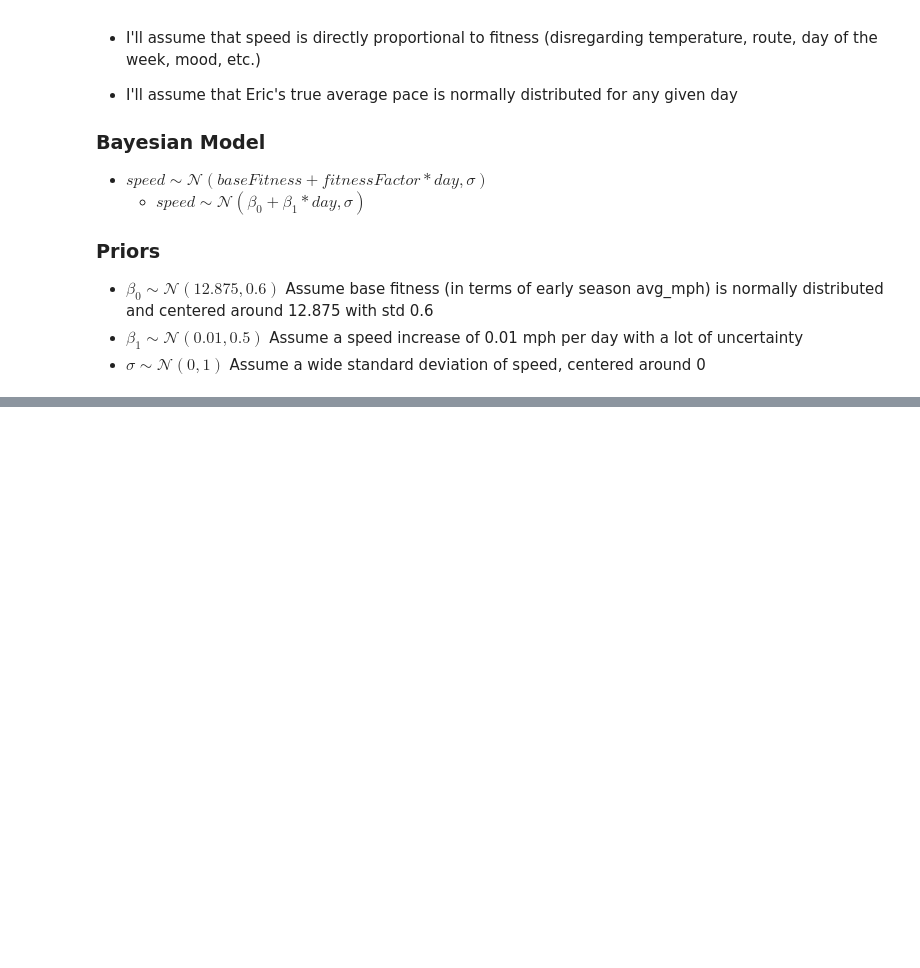
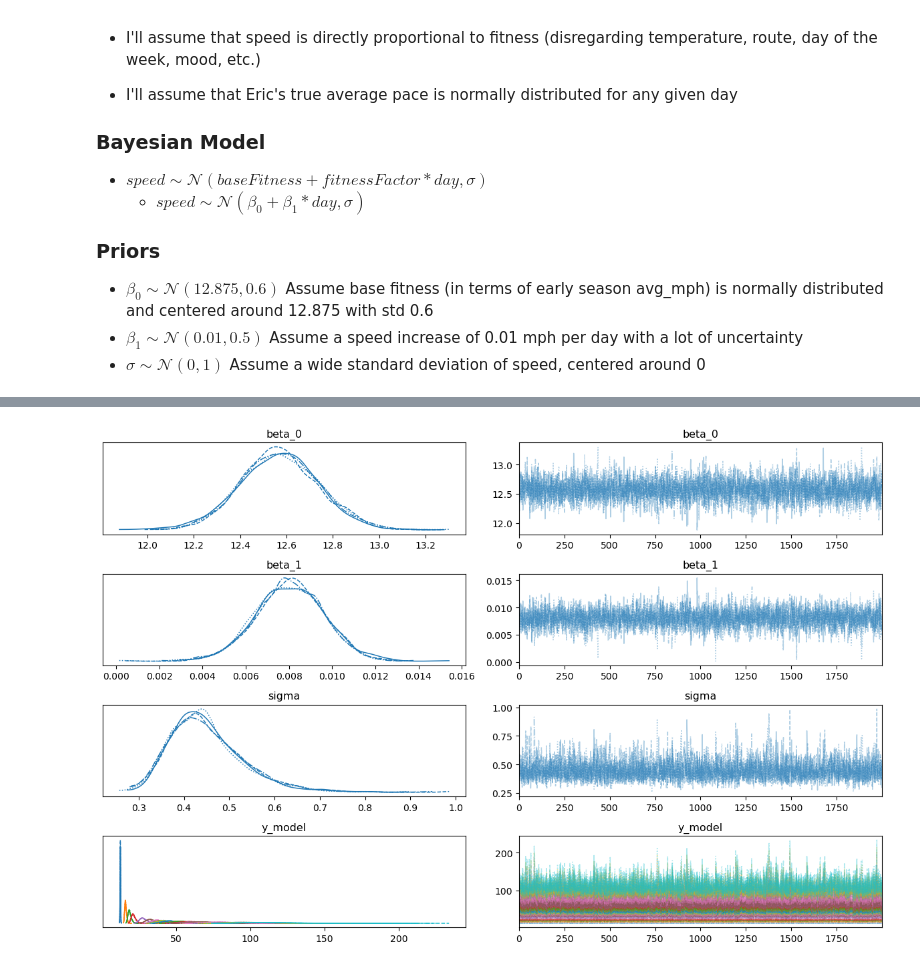
Before and after one commit to loganschmitt14/Brunner_DS_Task, a Jupyter notebook: biking.ipynb, the cells around one changed output, grey strips where cells are left out. Saved outputs shown, nothing was run; the diff lists cells and outputs as text; code cells hidden in the pictures; blank space fills up the shorter version.

```diff
--- a/biking.ipynb
+++ b/biking.ipynb
@@ -448,0 +461,6 @@ Sampling 4 chains for 1_000 tune and 2_000 draw iterations (4_000 + 8_000 draws
+# %%
+az.plot_trace(trace)
+plt.tight_layout()
+plt.show()
+# %% [output]
+[figure, added]
```
Also changed, not shown: parts of 14 cells of this notebook.
